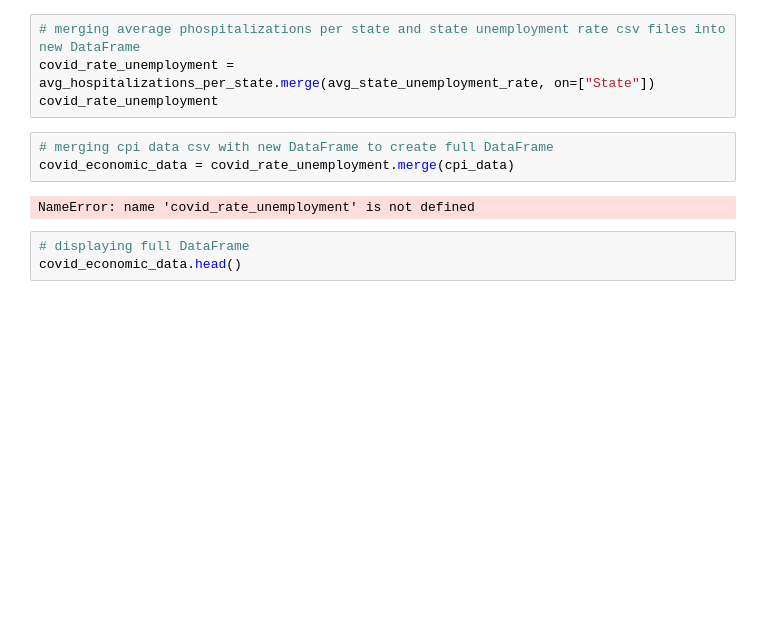
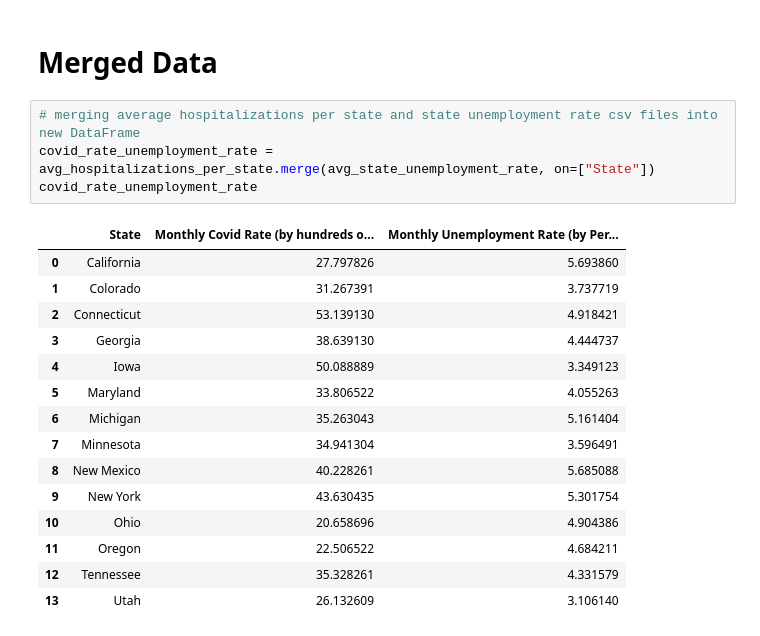
Before and after one commit to Csaldivar23/Project_1, a Jupyter notebook: Covid_Economic_Impact.ipynb, the cells around one changed output. Drawn from its saved outputs; the diff is of its cells as text; blank space fills up the shorter version.

```diff
--- a/Covid_Economic_Impact.ipynb
+++ b/Covid_Economic_Impact.ipynb
@@ -37,12 +250,22 @@ cpi_data
+# %% [markdown]
+# Merged Data
 # %%
-# merging average phospitalizations per state and state unemployment rate csv files into new DataFrame
-covid_rate_unemployment = avg_hospitalizations_per_state.merge(avg_state_unemployment_rate, on=["State"])
-covid_rate_unemployment
+# merging average hospitalizations per state and state unemployment rate csv files into new DataFrame
+covid_rate_unemployment_rate = avg_hospitalizations_per_state.merge(avg_state_unemployment_rate, on=["State"])
+covid_rate_unemployment_rate
+# %% [output]
+|  | State | Monthly Covid Rate (by hundreds o... | Monthly Unemployment Rate (by Per... |
+| 0 | California | 27.797826 | 5.693860 |
+| 1 | Colorado | 31.267391 | 3.737719 |
+| 2 | Connecticut | 53.139130 | 4.918421 |
+| 3 | Georgia | 38.639130 | 4.444737 |
+| 4 | Iowa | 50.088889 | 3.349123 |
+| 5 | Maryland | 33.806522 | 4.055263 |
+| 6 | Michigan | 35.263043 | 5.161404 |
+| 7 | Minnesota | 34.941304 | 3.596491 |
+| 8 | New Mexico | 40.228261 | 5.685088 |
+| 9 | New York | 43.630435 | 5.301754 |
+| 10 | Ohio | 20.658696 | 4.904386 |
+| 11 | Oregon | 22.506522 | 4.684211 |
+| 12 | Tennessee | 35.328261 | 4.331579 |
+| 13 | Utah | 26.132609 | 3.106140 |
-# %%
-# merging cpi data csv with new DataFrame to create full DataFrame
-covid_economic_data = covid_rate_unemployment.merge(cpi_data)
-# %% [output]
-NameError: name 'covid_rate_unemployment' is not defined
-# %%
-# displaying full DataFrame
-covid_economic_data.head()
```
Also changed, not shown: parts of 20 cells of this notebook, 6 other files.
